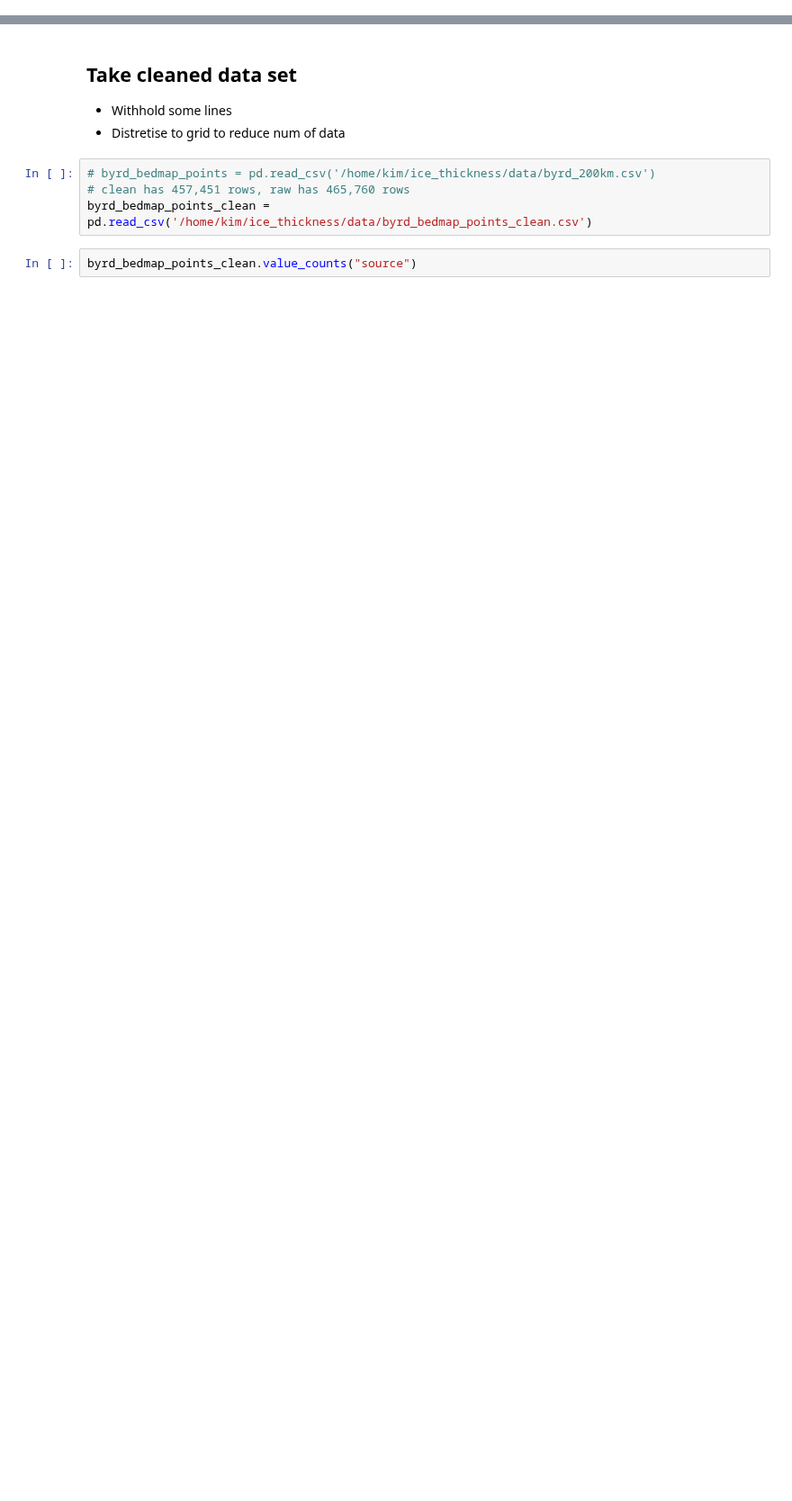
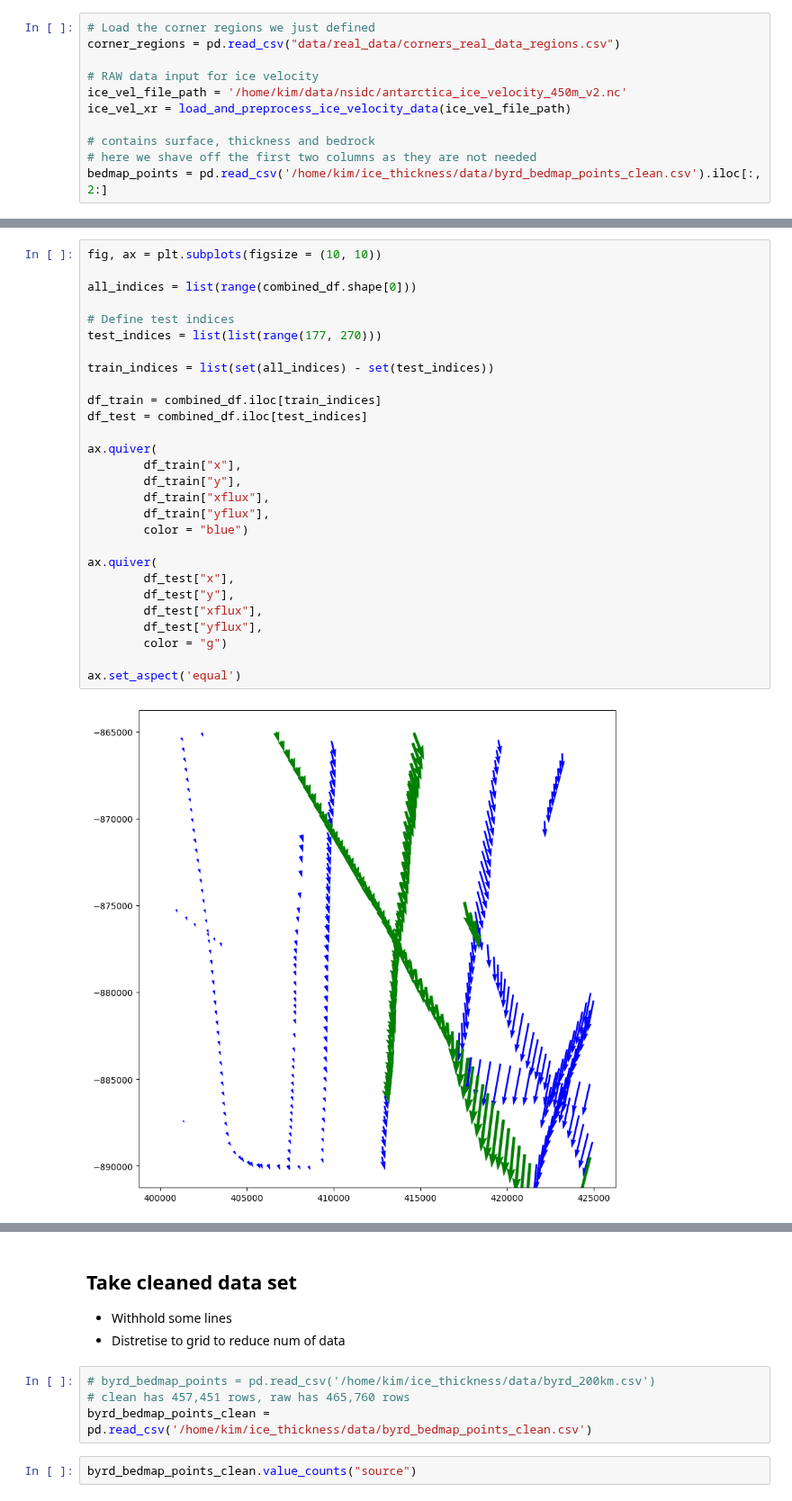
Before and after one commit to kimbente/ice_thickness, a Jupyter notebook: preprocess_real_data.ipynb, the cells around one changed output, grey strips where cells are left out. Shown at 90% size. Cells and saved outputs as stored; diff of their text form; blank space fills up the shorter version.

Commit message:
Upload real data sets

```diff
--- a/preprocess_real_data.ipynb
+++ b/preprocess_real_data.ipynb
@@ -7,0 +40,11 @@ import torch
+# %%
+# Load the corner regions we just defined
+corner_regions = pd.read_csv("data/real_data/corners_real_data_regions.csv")
+
+# RAW data input for ice velocity
+ice_vel_file_path = '/home/kim/data/nsidc/antarctica_ice_velocity_450m_v2.nc'
+ice_vel_xr = load_and_preprocess_ice_velocity_data(ice_vel_file_path)
+
+# contains surface, thickness and bedrock
+# here we shave off the first two columns as they are not needed
+bedmap_points = pd.read_csv('/home/kim/ice_thickness/data/byrd_bedmap_points_clean.csv').iloc[:, 2:]
@@ -7,0 +113,30 @@ import torch
+# %%
+fig, ax = plt.subplots(figsize = (10, 10))
+
+all_indices = list(range(combined_df.shape[0]))
+
+# Define test indices
+test_indices = list(list(range(177, 270)))
+
+train_indices = list(set(all_indices) - set(test_indices))
+
+df_train = combined_df.iloc[train_indices]
+df_test = combined_df.iloc[test_indices]
+
+ax.quiver(
+        df_train["x"],
+        df_train["y"],
+        df_train["xflux"],
+        df_train["yflux"],
+        color = "blue")
+
+ax.quiver(
+        df_test["x"],
+        df_test["y"],
+        df_test["xflux"],
+        df_test["yflux"],
+        color = "g")
+
+ax.set_aspect('equal')
+# %% [output]
+[figure, added]
```
Also changed, not shown: parts of 32 cells of this notebook, 6 other files.
